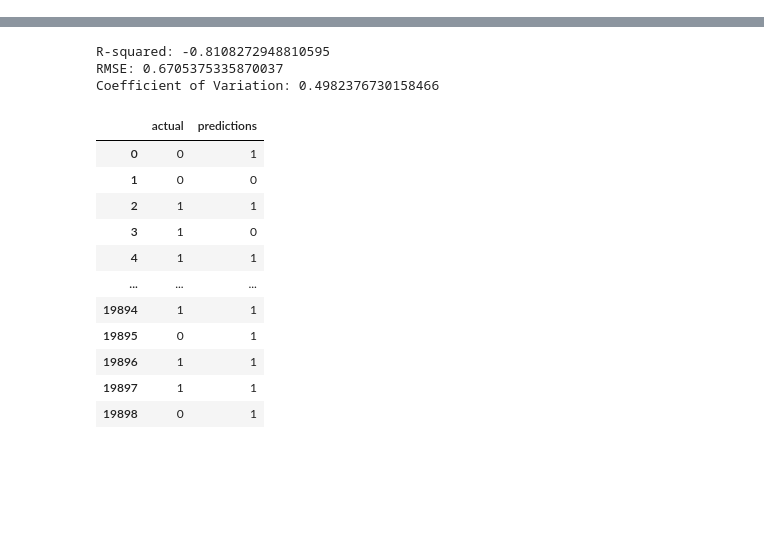
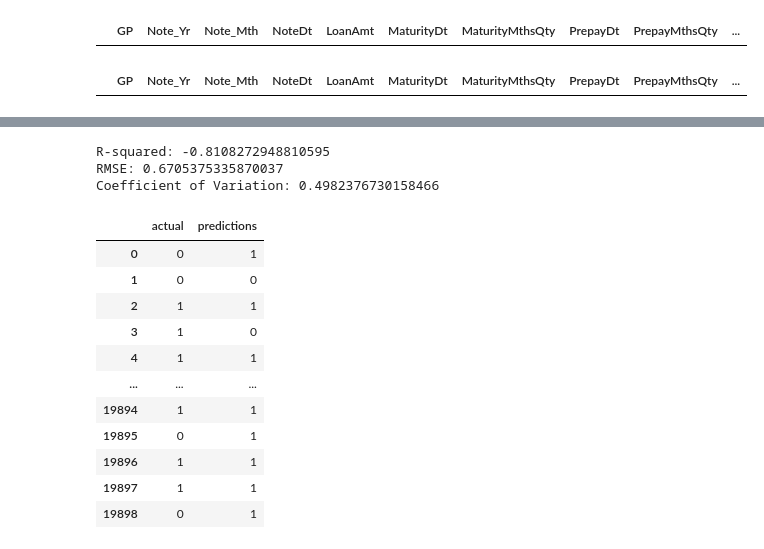
Before and after one commit to laramiedunlap/workstation_transfers, a Jupyter notebook: runthrough/modelling.ipynb, the cells around one changed output, grey strips where cells are left out. Saved outputs shown, nothing was run; the diff lists cells and outputs as text; code cells hidden in the pictures; blank space fills up the shorter version.

```diff
--- a/runthrough/modelling.ipynb
+++ b/runthrough/modelling.ipynb
@@ -9,4 +9,4 @@ loan_data = pd.read_csv('raw_data/loans_v2.csv')
 
 date_cols = [c for c in loan_data.columns if str(c)[-2:]=='Dt']
 for col in date_cols:
-    loan_data[col] = pd.to_datetime(loan_data[col])
+    loan_data[col] = pd.to_datetime(loan_data[col], format='mixed')
@@ -12,0 +33,14 @@ for col in date_cols:
+# %%
+loan_data.loc[loan_data['PrepayDt'] >= loan_data['DefaultDt'], 'PrepayMthsQty'] = np.NaN
+loan_data.loc[loan_data['PrepayDt'] >= loan_data['DefaultDt'], 'PrepayDt'] = pd.NaT
+# %%
+loan_data.loc[loan_data['PrepayDt'] < loan_data['DefaultDt'], 'DefaultMthsQty' ] = np.NaN
+loan_data.loc[loan_data['PrepayDt'] < loan_data['DefaultDt'], 'DefaultDt' ] = pd.NaT
+# %%
+display(loan_data[(loan_data['DefaultDt'].notna())&(loan_data['PrepayDt'].notna())])
+# %% [output]
+|  | GP | Note_Yr | Note_Mth | NoteDt | LoanAmt | MaturityDt | MaturityMthsQty | PrepayDt | PrepayMthsQty | ... |
+# %%
+loan_data.loc[loan_data['DefaultMthsQty']>loan_data['PrepayMthsQty']]
+# %% [output]
+|  | GP | Note_Yr | Note_Mth | NoteDt | LoanAmt | MaturityDt | MaturityMthsQty | PrepayDt | PrepayMthsQty | ... |
```
Also changed, not shown: parts of 5 cells of this notebook, 9 other files.
